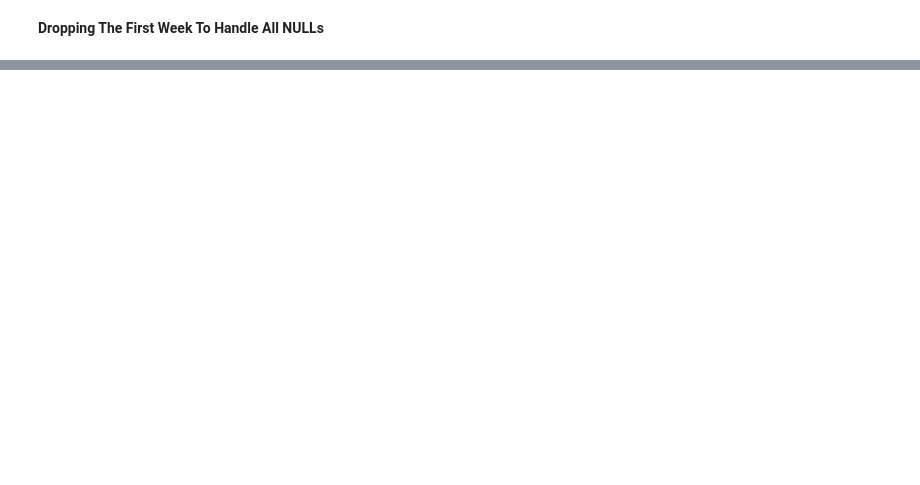
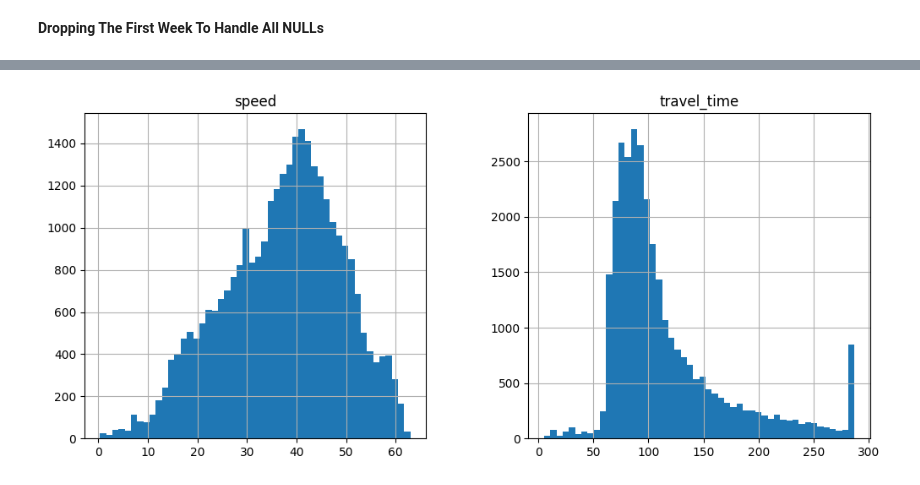
Before and after one commit to MohamedElsadany56/Traffic_Predictor, a Jupyter notebook: notebooks/Feature_Engineering.ipynb, the cells around one changed output, grey strips where cells are left out. Drawn from its saved outputs; the diff is of its cells as text; code cells hidden in the pictures; blank space fills up the shorter version.

```diff
--- a/notebooks/Feature_Engineering.ipynb
+++ b/notebooks/Feature_Engineering.ipynb
@@ -364,0 +336,5 @@ Index(['speed', 'travel_time', 'data_as_of', 'link_points', 'hour_sin',
+# %%
+complete_data[['speed', 'travel_time']].hist(bins=50, figsize=(12, 5))
+plt.show()
+# %% [output]
+[figure, added]
```
Also changed, not shown: parts of 17 cells of this notebook, 5 other files.
